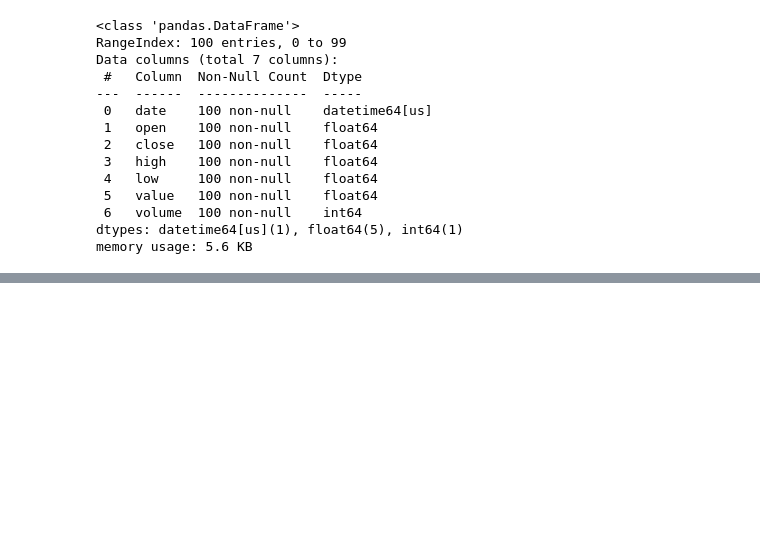
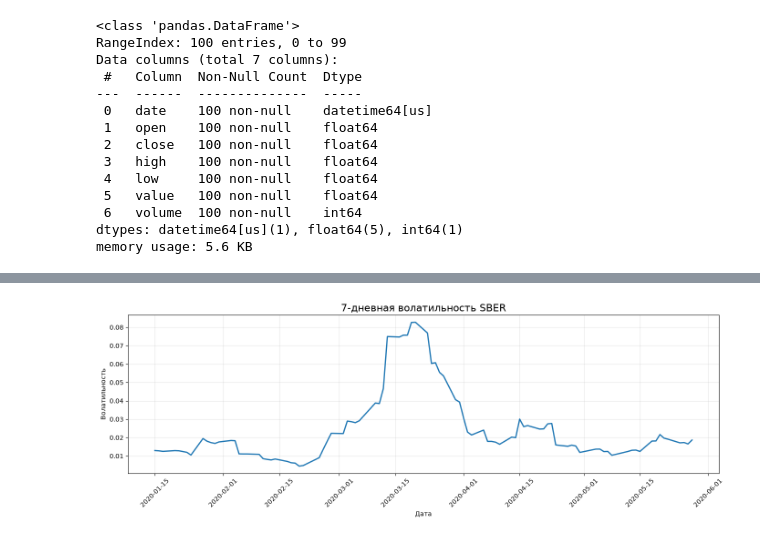
Before and after one commit to santana-oss/01-sber-stock-data-science, a Jupyter notebook: notebooks/01_EDA_Sber_stock_analysis.ipynb, the cells around one changed output, grey strips where cells are left out. Saved outputs shown, nothing was run; the diff lists cells and outputs as text; code cells hidden in the pictures; blank space fills up the shorter version.

```diff
--- a/notebooks/01_EDA_Sber_stock_analysis.ipynb
+++ b/notebooks/01_EDA_Sber_stock_analysis.ipynb
@@ -79,0 +278,10 @@ df.describe()
+# %%
+# Расчёт 7-дневной скользящей волатильности
+
+df["volatility_7d"] = (
+    df["return_1d"]
+    .rolling(window=7)
+    .std()
+)
+
+df[["date", "return_1d", "volatility_7d"]].tail(10)
@@ -79,0 +300,24 @@ df.describe()
+# %%
+plt.figure(figsize=(14, 5))
+
+plt.plot(
+    df["date"],
+    df["volatility_7d"],
+    linewidth=2
+)
+
+plt.title(
+    "7-дневная волатильность SBER",
+    fontsize=16
+)
+
+plt.xlabel("Дата")
+plt.ylabel("Волатильность")
+
+plt.grid(alpha=0.3)
+plt.xticks(rotation=45)
+
+plt.tight_layout()
+plt.show()
+# %% [output]
+[figure, added]
```
Also changed, not shown: parts of 104 cells of this notebook, 1 other file.
